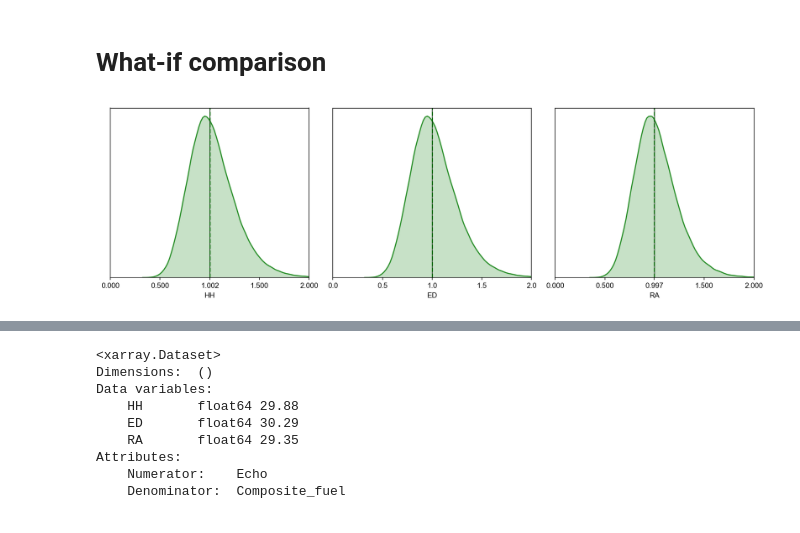
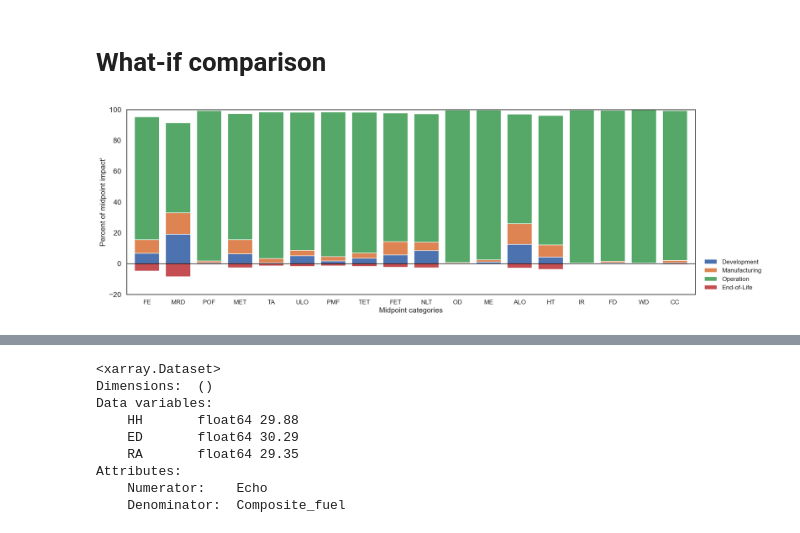
Before and after one commit to gparolin/AEco, a Jupyter notebook: Scripts/calc_composite.ipynb, the cells around one changed output, grey strips where cells are left out. Saved outputs shown, nothing was run; the diff lists cells and outputs as text; code cells hidden in the pictures.

```diff
--- a/Scripts/calc_composite.ipynb
+++ b/Scripts/calc_composite.ipynb
@@ -226,4 +328,4 @@ composite_fuel = LCIA.load(composite_fuel_path, chunks={}, LCI=False, CTV=False)
 # %%
-echo.dist_compare(composite, pathway='EP', save=True)
+echo.bar(pathway='MP', subphase=False, save=True)
 # %% [output]
-[figure, old version]
+[figure, new version]
```
Also changed, not shown: parts of 9 cells of this notebook, 7 other files.
